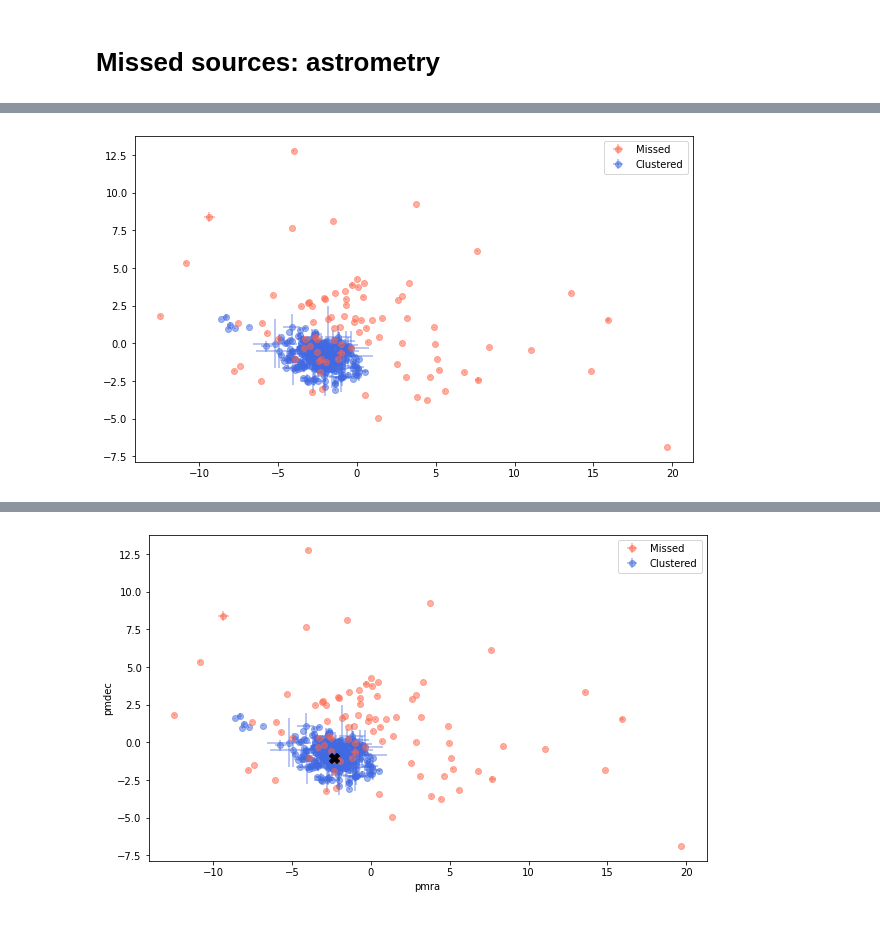
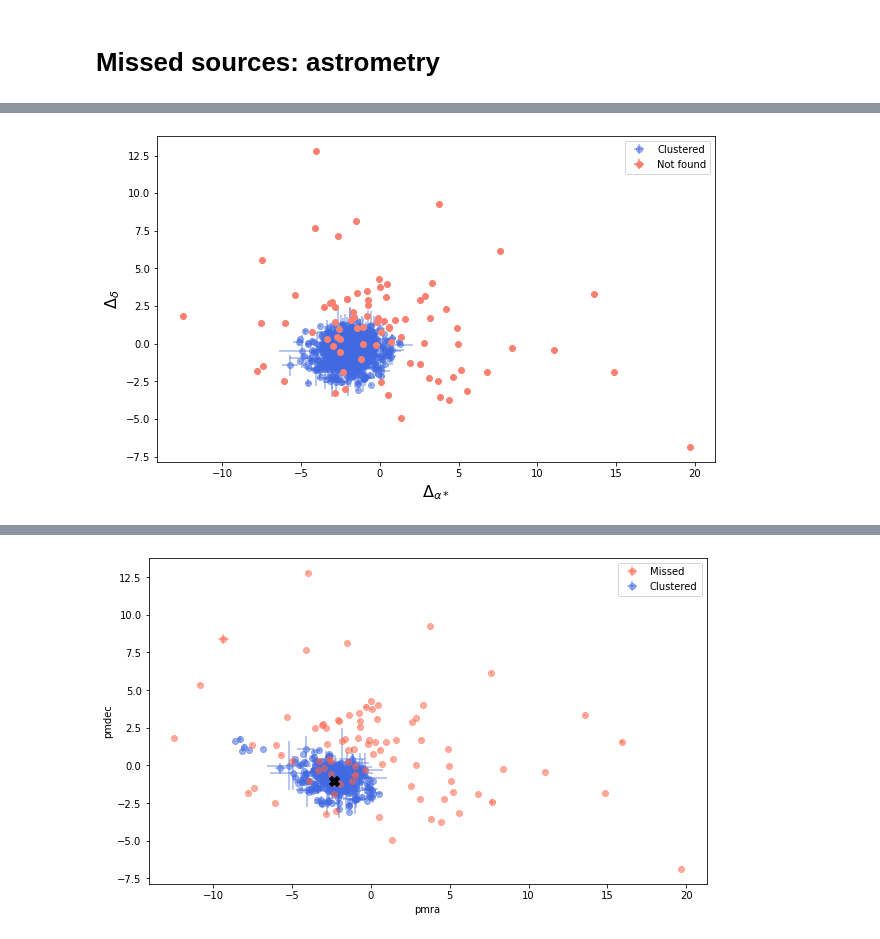
Before and after one commit to maja-jablonska/blue-stragglers-with-gaia, a Jupyter notebook: ngc_188_not_found_analysis.ipynb, the cells around one changed output, grey strips where cells are left out. Saved outputs shown, nothing was run; the diff lists cells and outputs as text; code cells hidden in the pictures.

```diff
--- a/ngc_188_not_found_analysis.ipynb
+++ b/ngc_188_not_found_analysis.ipynb
@@ -186,5 +150,5 @@ def correct_flux_excess_factor(bp_rp, phot_bp_rp_excess_factor):
     correction[redrange] = 1.057572 + 0.140537*bp_rp[redrange]
 
     return phot_bp_rp_excess_factor - correction
-# %%
-pyupmask_clustered = pyupmask_clustered.set_index('source_id').join(gaia_sources.set_index('source_id')['phot_g_mean_mag'])
+# %%
+good_ruwe = add_colors_and_abs_mag(good_ruwe)
@@ -191,3 +171,2 @@ pyupmask_clustered = pyupmask_clustered.set_index('source_id').join(gaia_sources
 # %%
-pyupmask_clustered['correct_excess'] = correct_flux_excess_factor(pyupmask_clustered.bp_rp.values,
-                                                                  pyupmask_clustered.phot_bp_rp_excess_factor.values)
+good_ruwe['correct_excess'] = correct_flux_excess_factor(good_ruwe['BP-RP'].values, good_ruwe.phot_bp_rp_excess_factor.values)
@@ -210,12 +179,18 @@ plt.gca().set_ylabel('$\sigma_\\varpi$');
+# %%
+good_ruwe = pd.merge(left=good_ruwe.reset_index(),
+                     right=gaia_sources[['source_id', 'pmra_error', 'pmdec_error']],
+                     left_on='EDR3 id',
+                     right_on='source_id')
 # %%
 plt.figure(figsize=(10, 6));
-plt.errorbar(bright_sources.pmradr3, bright_sources.pmdecdr3,
-             xerr=bright_sources.pmra_error, yerr=bright_sources.pmdec_error, fmt='o',
-             alpha=.5, color='tomato', label='Missed', zorder=2);
-plt.errorbar(pyupmask_clustered.pmra, pyupmask_clustered.pmdec,
-             xerr=pyupmask_clustered.pmra_error, yerr=pyupmask_clustered.pmdec_error,
-             fmt='o', alpha=.5, color='royalblue', label='Clustered', zorder=1);
+plt.errorbar(clustered.pmra, clustered.pmdec,
+             xerr=clustered.pmra_error, yerr=clustered.pmdec_error, fmt='o',
+             alpha=.5, color='royalblue', label='Clustered', zorder=1);
+plt.errorbar(good_ruwe.pmra, good_ruwe.pmdec,
+             xerr=good_ruwe.pmra_error, yerr=good_ruwe.pmdec_error, fmt='o',
+             alpha=1., color='salmon', label='Not found', zorder=2);
 plt.legend();
-plt.gca().set_xlabel('pmra');
+plt.gca().set_xlabel('$\Delta_{\\alpha*}$', fontsize=16);
+plt.gca().set_ylabel('$\Delta_{\delta}$', fontsize=16);
 # %% [output]
-[figure, old version]
+[figure, new version]
```
Also changed, not shown: parts of 42 cells of this notebook, 5 other files.
